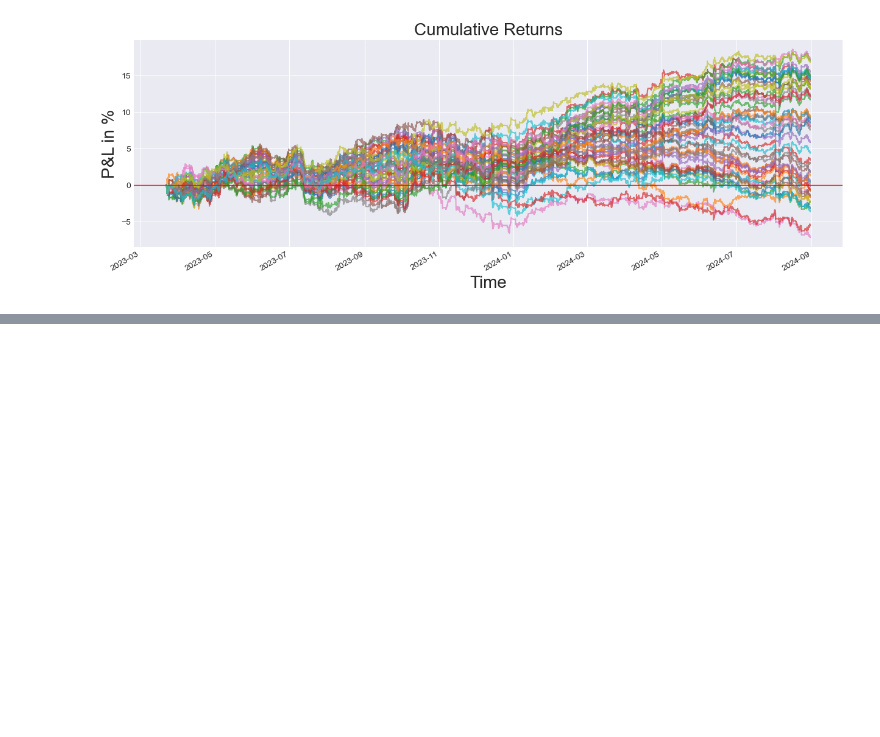
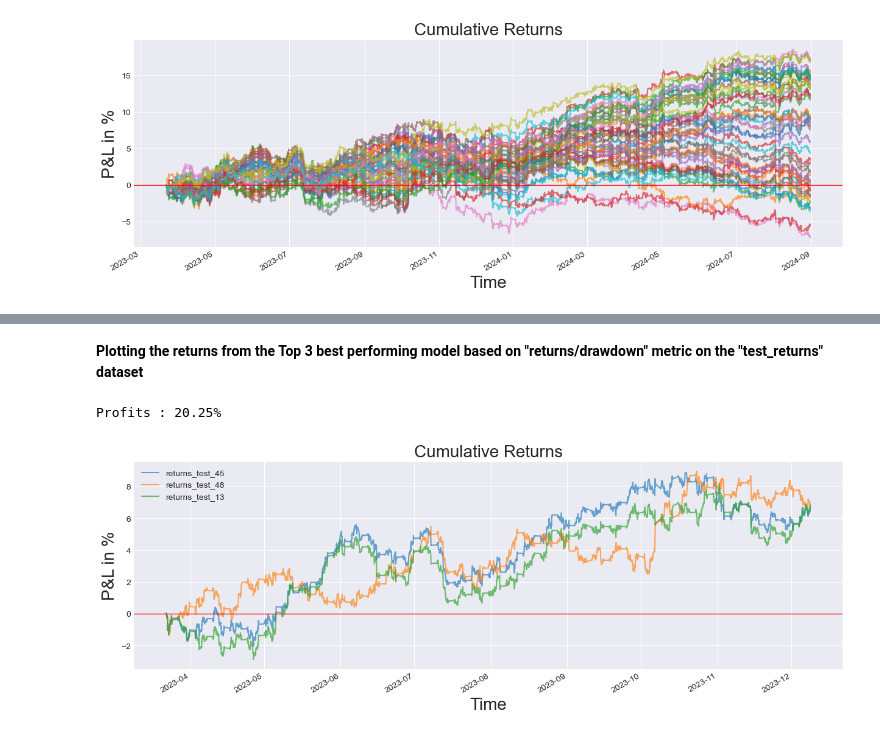
Before and after one commit to YarosInter/Time-Series-Dense-Neural-Network, a Jupyter notebook: Dense_Layer_Neural_Network.ipynb, the cells around one changed output, grey strips where cells are left out. Drawn from its saved outputs; the diff is of its cells as text; code cells hidden in the pictures; blank space fills up the shorter version.

```diff
--- a/Dense_Layer_Neural_Network.ipynb
+++ b/Dense_Layer_Neural_Network.ipynb
@@ -624,0 +633,6 @@ Profits : 329.08%
+# %%
+# Splitting the returns into test and validation sets to evaluate generalization
+test_split = int(0.50 * len(returns_df))
+
+test_returns = returns_df.iloc[:test_split]
+val_returns = returns_df.iloc[test_split:]
@@ -624,0 +669,7 @@ Profits : 329.08%
+# %% [markdown]
+**Plotting the returns from the Top 3 best performing model based on "returns/drawdown" metric on the "test_returns" dataset**
+# %%
+backtest.plot_test_returns(test_returns[["returns_test_45", "returns_test_48", "returns_test_13"]])
+# %% [output]
+Profits : 20.25%
+[figure, added]
```
Also changed, not shown: parts of 23 cells of this notebook, 1 other file.
